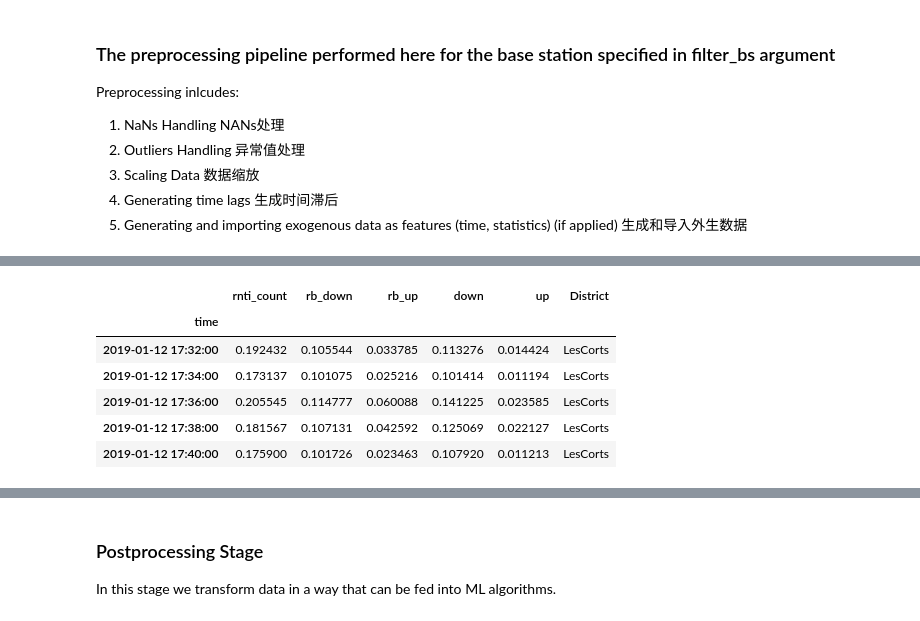
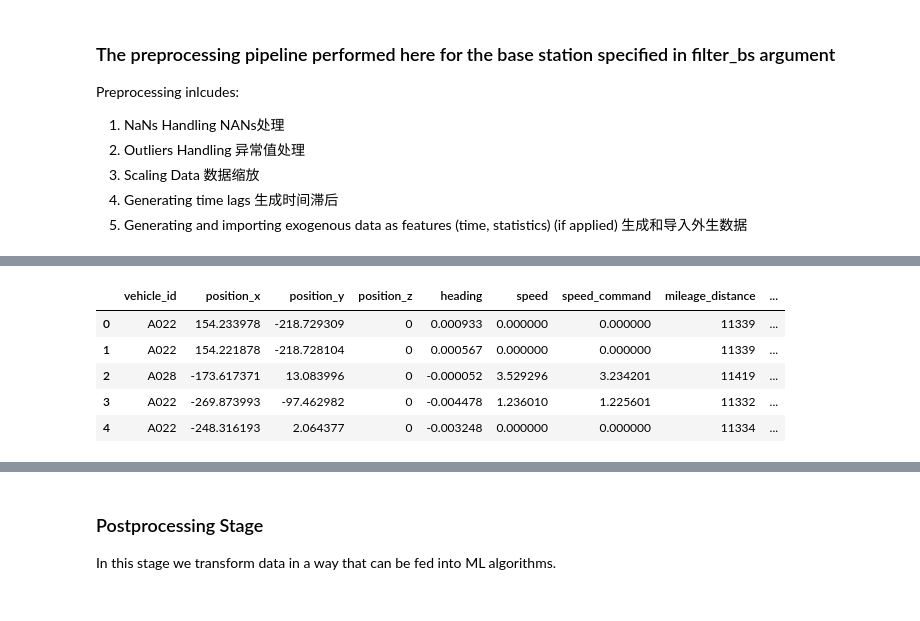
Before and after one commit to Ithuangzhihang/Federated-Time-Series-Forecasting, a Jupyter notebook: notebooks/02.Individual_Training_hzh.ipynb, the cells around one changed output, grey strips where cells are left out. Cells and saved outputs as stored; diff of their text form; code cells hidden in the pictures.

```diff
--- a/notebooks/02.Individual_Training_hzh.ipynb
+++ b/notebooks/02.Individual_Training_hzh.ipynb
@@ -232,10 +121,49 @@ X_val.head()
-# %%
-y_train.head()
-# %% [output]
-|  | rnti_count | rb_down | rb_up | down | up | District |
-| time |  |  |  |  |  |  |
-| 2019-01-12 17:32:00 | 0.192432 | 0.105544 | 0.033785 | 0.113276 | 0.014424 | LesCorts |
-| 2019-01-12 17:34:00 | 0.173137 | 0.101075 | 0.025216 | 0.101414 | 0.011194 | LesCorts |
-| 2019-01-12 17:36:00 | 0.205545 | 0.114777 | 0.060088 | 0.141225 | 0.023585 | LesCorts |
-| 2019-01-12 17:38:00 | 0.181567 | 0.107131 | 0.042592 | 0.125069 | 0.022127 | LesCorts |
-| 2019-01-12 17:40:00 | 0.175900 | 0.101726 | 0.023463 | 0.107920 | 0.011213 | LesCorts |
+# %%
+import pandas as pd
+from sklearn.decomposition import PCA
+from sklearn.preprocessing import StandardScaler
+from sklearn.impute import SimpleImputer
+
+# 读取数据
+data = pd.read_csv("/home/yanglin/Federated-Time-Series-Forecasting/dataset/yl/train_data.csv")
+
+# 只选择连续型数据特征
+continuous_features = ['position_x', 'position_y', 'position_z', 'heading', 'speed','speed_command', 'mileage_distance', 'power_on_time',
+                       'soc', 'fuel_level', 'avg_speed_5min']
+
+# 使用SimpleImputer填充NaN值
+imputer = SimpleImputer(strategy='mean')  # 可以根据需要选择'mean', 'median', 'most_frequent', 'constant'
+imputed_data = imputer.fit_transform(data[continuous_features])
+
+# 数据标准化
+scaler = StandardScaler()
+scaled_data = scaler.fit_transform(imputed_data)
+
+# 创建PCA模型并进行拟合
+pca = PCA(n_components=2)  # 选择要保留的主成分数量
+principal_components = pca.fit_transform(scaled_data)
+
+# 将主成分转换为DataFrame
+principal_df = pd.DataFrame(data=principal_components, columns=['PC1', 'PC2'])
+
+# 可视化主成分分析结果
+import matplotlib.pyplot as plt
+
+plt.scatter(principal_df['PC1'], principal_df['PC2'])
+plt.xlabel('Principal Component 1')
+plt.ylabel('Principal Component 2')
+plt.title('Principal Component Analysis')
+plt.show()
+
+# 查看PCA模型的载荷矩阵
+loadings = pd.DataFrame(pca.components_.T, columns=['PC1', 'PC2'], index=continuous_features)
+print(loadings)
+# %%
+data.head()
+# %% [output]
+|  | vehicle_id | position_x | position_y | position_z | heading | speed | speed_command | mileage_distance | ... |
+| 0 | A022 | 154.233978 | -218.729309 | 0 | 0.000933 | 0.000000 | 0.000000 | 11339 | ... |
+| 1 | A022 | 154.221878 | -218.728104 | 0 | 0.000567 | 0.000000 | 0.000000 | 11339 | ... |
+| 2 | A028 | -173.617371 | 13.083996 | 0 | -0.000052 | 3.529296 | 3.234201 | 11419 | ... |
+| 3 | A022 | -269.873993 | -97.462982 | 0 | -0.004478 | 1.236010 | 1.225601 | 11332 | ... |
+| 4 | A022 | -248.316193 | 2.064377 | 0 | -0.003248 | 0.000000 | 0.000000 | 11334 | ... |
```
Also changed, not shown: parts of 19 cells of this notebook, 5 other files.
